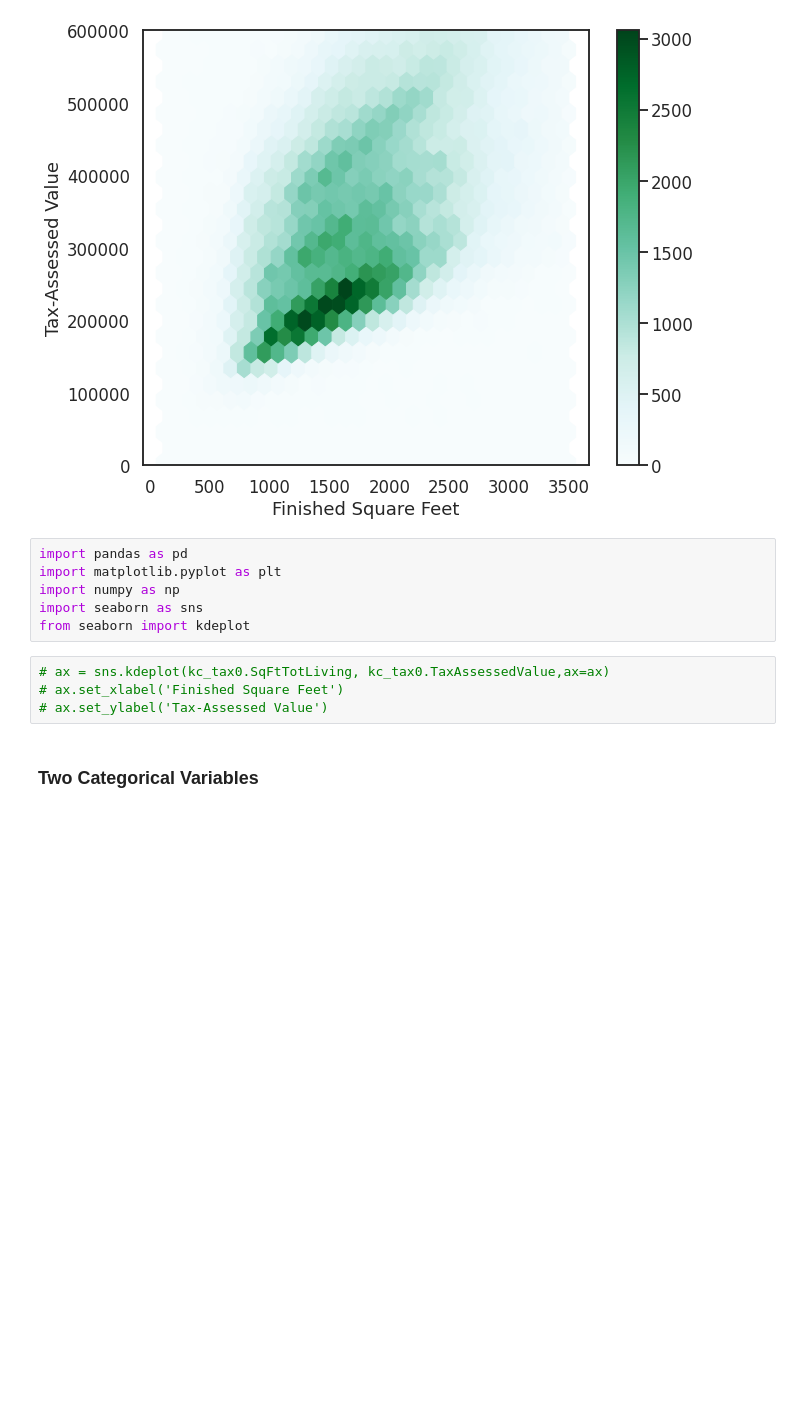
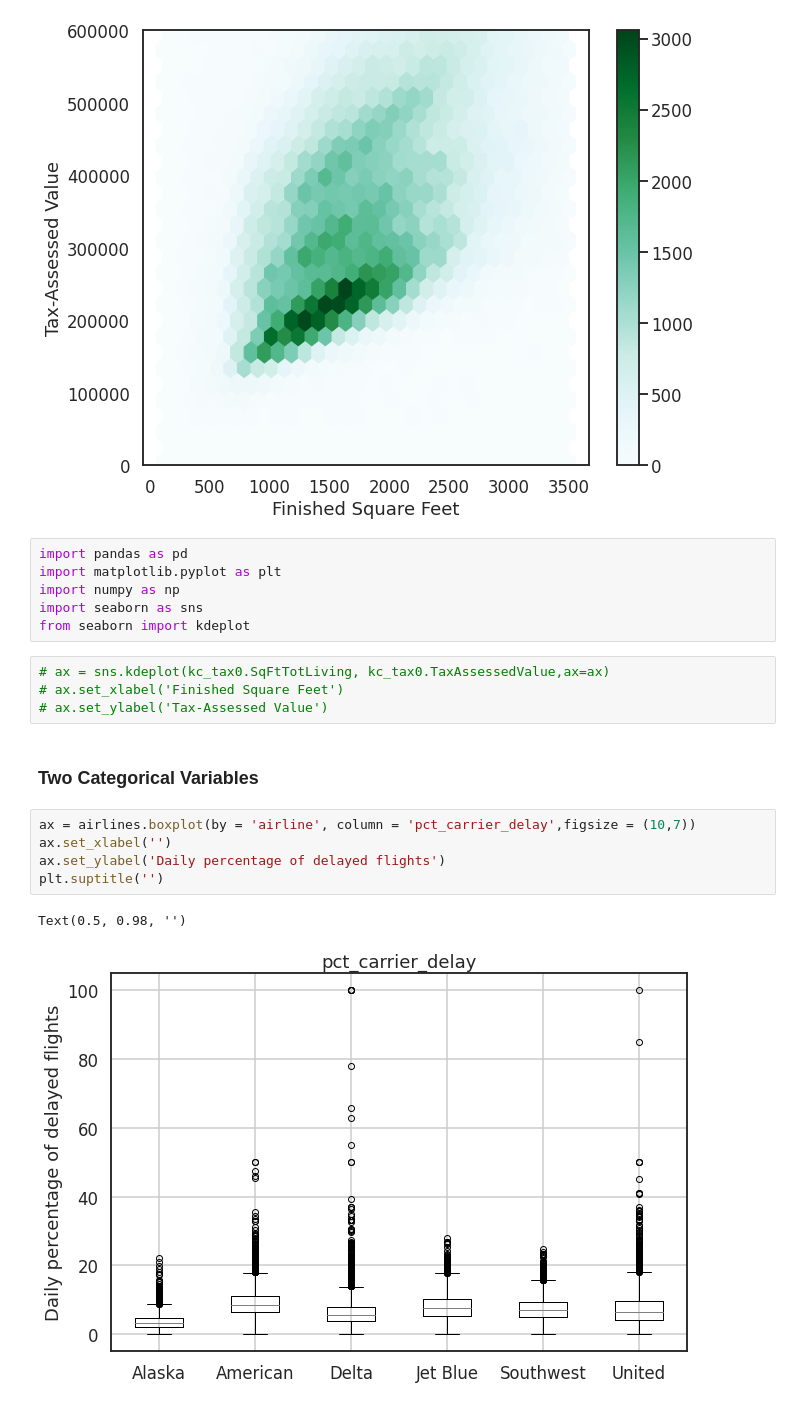
Before and after one commit to MK316/statistics, a Jupyter notebook: 01_EDA.ipynb, the cells around one changed output. Saved outputs shown, nothing was run; the diff lists cells and outputs as text; blank space fills up the shorter version.

```diff
--- a/01_EDA.ipynb
+++ b/01_EDA.ipynb
@@ -391,3 +392,11 @@ from seaborn import kdeplot
 # ax.set_ylabel('Tax-Assessed Value')
 # %% [markdown]
 ### Two Categorical Variables
+# %%
+ax = airlines.boxplot(by = 'airline', column = 'pct_carrier_delay',figsize = (10,7))
+ax.set_xlabel('')
+ax.set_ylabel('Daily percentage of delayed flights')
+plt.suptitle('')
+# %% [output]
+Text(0.5, 0.98, '')
+[figure, added]
```
Also changed, not shown: parts of 4 cells of this notebook.
